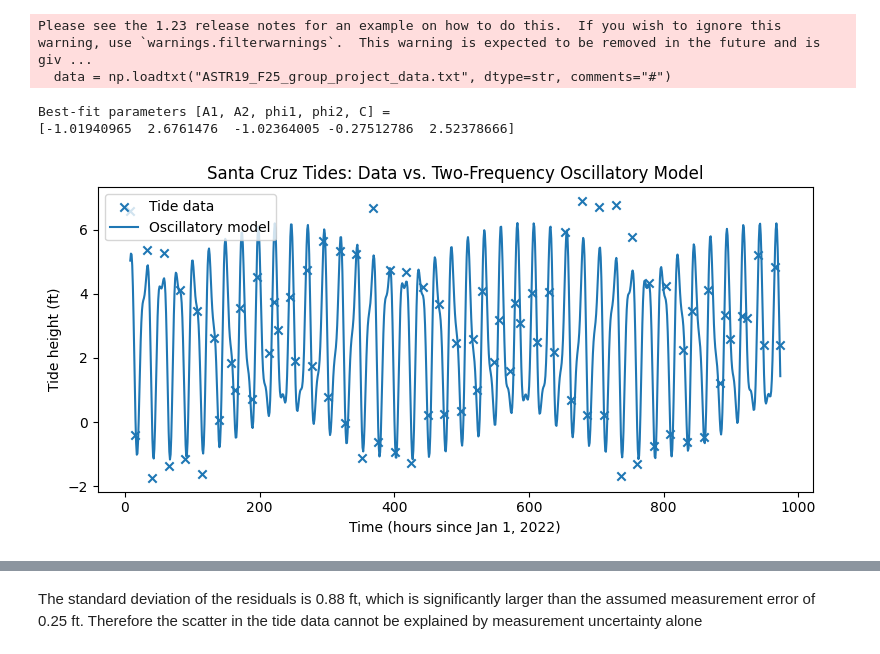
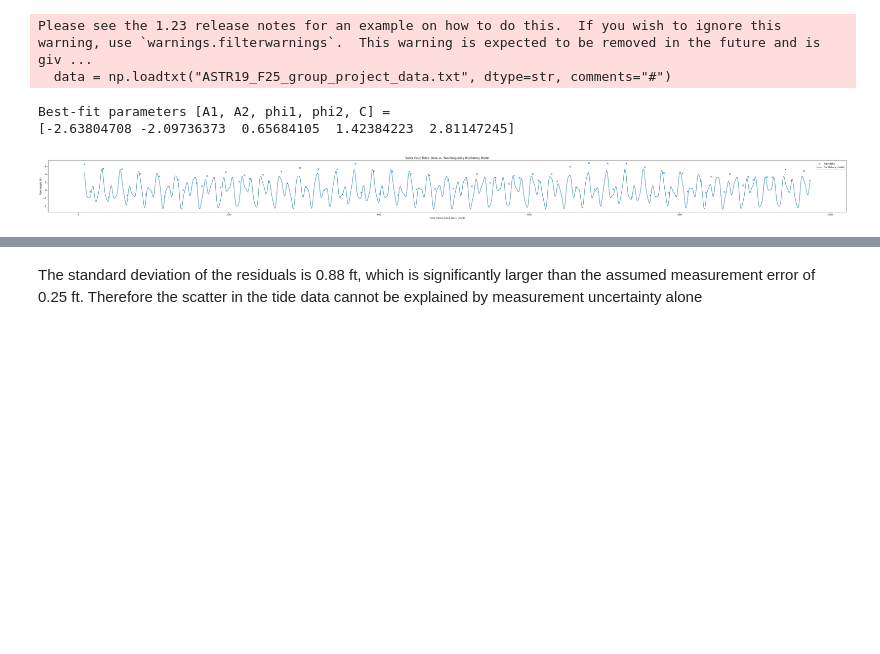
Before and after one commit to CAO23313/ASTR-19_Group-Project, a Jupyter notebook: Tidal_Proj-4.ipynb, the cells around one changed output, grey strips where cells are left out. Saved outputs shown, nothing was run; the diff lists cells and outputs as text; code cells hidden in the pictures; blank space fills up the shorter version.

```diff
--- a/Tidal_Proj-4.ipynb
+++ b/Tidal_Proj-4.ipynb
@@ -19,10 +21,15 @@ hours_in_day = np.array([to_hours(t) for t in times])
 
 t_hours = (days - 1.0)*24.0 + hours_in_day
 # %%
-def tide_function(t, A1, A2, phi1, phi2, C):
-    w1 = 2.0*np.pi/12.42   # semidiurnal lunar tide (~12.42 hr)
-    w2 = 2.0*np.pi/24.0    # diurnal solar tide (~24 hr)
-    return A1*np.sin(w1*t + phi1) + A2*np.sin(w2*t + phi2) + C
+def tide_function(t, A1=3, A2=1.5, A3=0.5, phi1=0, phi2=np.pi/2, phi3=0, C=0):
+    w1 = 2*np.pi/12.42      # 12.42 hr
+    w2 = 2*np.pi/24.0       # 24 hr
+    w3 = 2*np.pi/6.0        # 6 hr quarter-diurnal
+
+    return (A1*np.sin(w1*t + phi1) +
+            A2*np.sin(w2*t + phi2) +
+            A3*np.sin(w3*t + phi3) +
+            C)
 # %%
 sigma = 0.25*np.ones_like(heights)
 
@@ -44,24 +51,24 @@ print("Best-fit parameters [A1, A2, phi1, phi2, C] =")
 print(popt)
 # %% [output]
 Best-fit parameters [A1, A2, phi1, phi2, C] =
-[-1.01940965  2.6761476  -1.02364005 -0.27512786  2.52378666]
+[-2.63804708 -2.09736373  0.65684105  1.42384223  2.81147245]
 # %%
 t_fit = np.linspace(t_hours.min(), t_hours.max(), 1000)
 h_fit = tide_function(t_fit, *popt)
 # %%
-plt.figure(figsize=(8,4))
+plt.figure(figsize=(48,4))
 plt.scatter(t_hours, heights, label="Tide data", marker="x")
 plt.plot(t_fit, h_fit, label="Oscillatory model")
 plt.xlabel("Time (hours since Jan 1, 2022)")
 plt.ylabel("Tide height (ft)")
 plt.title("Santa Cruz Tides: Data vs. Two-Frequency Oscillatory Model")
 plt.legend()
 plt.tight_layout()
 
 plt.savefig("tide_fit.pdf")
 plt.show()
 # %% [output]
-[figure, old version]
+[figure, new version]
 # %%
 model_heights = tide_function(t_hours, *popt)
 residuals = heights - model_heights
```
Also changed, not shown: parts of 7 cells of this notebook.
